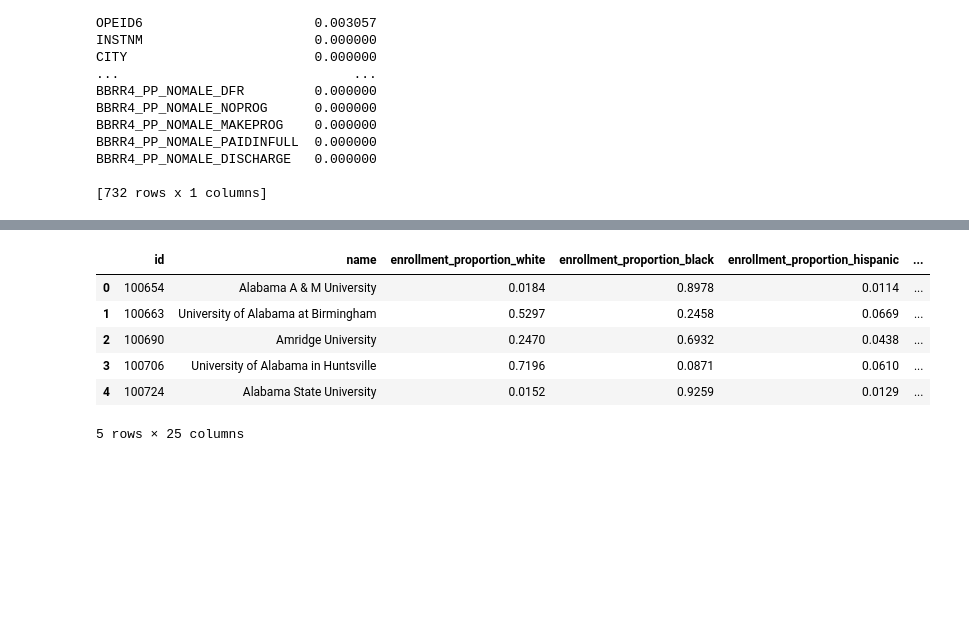
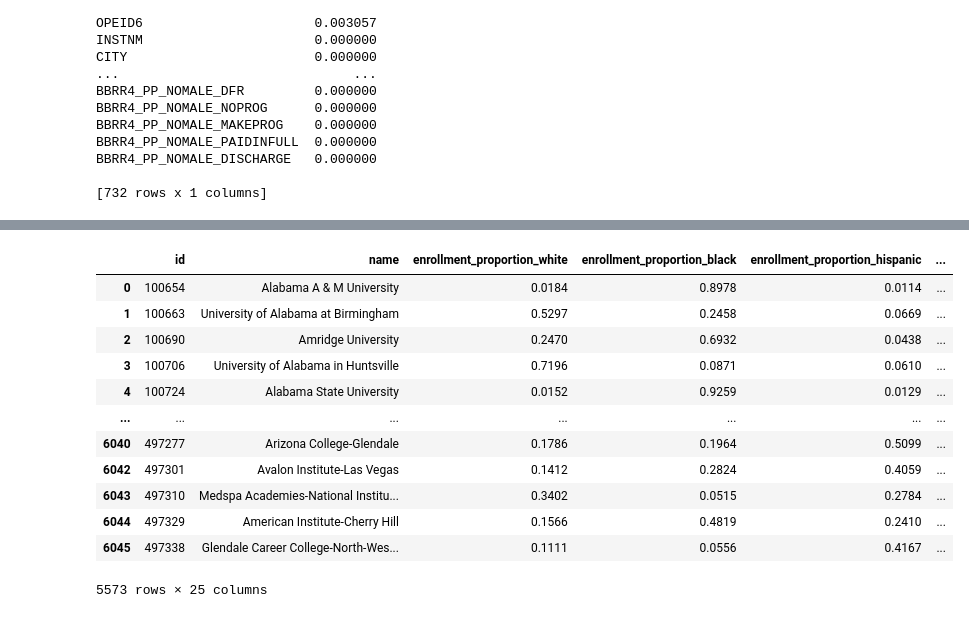
Before and after one commit to Wook22/Education_Institution_Data_Analysis, a Jupyter notebook: test_code.ipynb, the cells around one changed output, grey strips where cells are left out. Cells and saved outputs as stored; diff of their text form; code cells hidden in the pictures; blank space fills up the shorter version.

```diff
--- a/test_code.ipynb
+++ b/test_code.ipynb
@@ -149,6 +149,7 @@ test_select_df = test_df[[
     "UG25ABV",
     "UGDS_MEN",
     "UGDS_WOMEN",
+    "SCHTYPE",
     "STUFACR",
     "IRPS_2MOR",
     "IRPS_AIAN",
@@ -256,6 +257,7 @@ column_dictionary = {
     "UG25ABV":"pecentage_of_over25",
     "UGDS_MEN":"enrollment_percentage_man",
     "UGDS_WOMEN":"enrollment_percentage_women",
+    "SCHTYPE": "public/private",
     "STUFACR":"faculity_ratio_student",
     "IRPS_2MOR":"faculity_ratio_mix",
     "IRPS_AIAN":"faculity_ratio_native",
@@ -341,5 +358,4 @@ test_type_clean.head()
 # %%
-
 test_ethnicity = test_rename[[
     "id",
     "name",
@@ -349,35 +365,41 @@ test_ethnicity = test_rename[[
     "enrollment_proportion_asian",
     "enrollment_proportion_native",
     "enrollment_proportion_pacific",
     "enrollment_proportion_mix",
     "enrollment_proportion_nonresident",
     "enrollment_proportion_unknown",
     "enrollment_percentage_man",
     "enrollment_percentage_women",
     "faculity_ratio_student",
     "faculity_ratio_mix",
     "faculity_ratio_native",
     "faculity_ratio_asian",
     "faculity_ratio_black",
     "faculity_ratio_hispanic",
     "faculity_ratio_pacific",
     "faculity_ratio_nonresident",
     "faculity_ratio_unknown",
     "faculity_ratio_white",
     "faculity_ratio_women",
     "faculity_ratio_men"
 ]]
 
 test_ethnicity_clean = test_ethnicity.dropna()
-test_ethnicity_clean.head()
+test_ethnicity_clean
 # %% [output]
 |  | id | name | enrollment_proportion_white | enrollment_proportion_black | enrollment_proportion_hispanic | ... |
 | 0 | 100654 | Alabama A & M University | 0.0184 | 0.8978 | 0.0114 | ... |
 | 1 | 100663 | University of Alabama at Birmingham | 0.5297 | 0.2458 | 0.0669 | ... |
 | 2 | 100690 | Amridge University | 0.2470 | 0.6932 | 0.0438 | ... |
 | 3 | 100706 | University of Alabama in Huntsville | 0.7196 | 0.0871 | 0.0610 | ... |
 | 4 | 100724 | Alabama State University | 0.0152 | 0.9259 | 0.0129 | ... |
+| ... | ... | ... | ... | ... | ... | ... |
+| 6040 | 497277 | Arizona College-Glendale | 0.1786 | 0.1964 | 0.5099 | ... |
+| 6042 | 497301 | Avalon Institute-Las Vegas | 0.1412 | 0.2824 | 0.4059 | ... |
+| 6043 | 497310 | Medspa Academies-National Institu... | 0.3402 | 0.0515 | 0.2784 | ... |
+| 6044 | 497329 | American Institute-Cherry Hill | 0.1566 | 0.4819 | 0.2410 | ... |
+| 6045 | 497338 | Glendale Career College-North-Wes... | 0.1111 | 0.0556 | 0.4167 | ... |
-5 rows × 25 columns
+5573 rows × 25 columns
 # %%
 test_major = test_rename[[
     "id",
```
Also changed, not shown: parts of 7 cells of this notebook.
